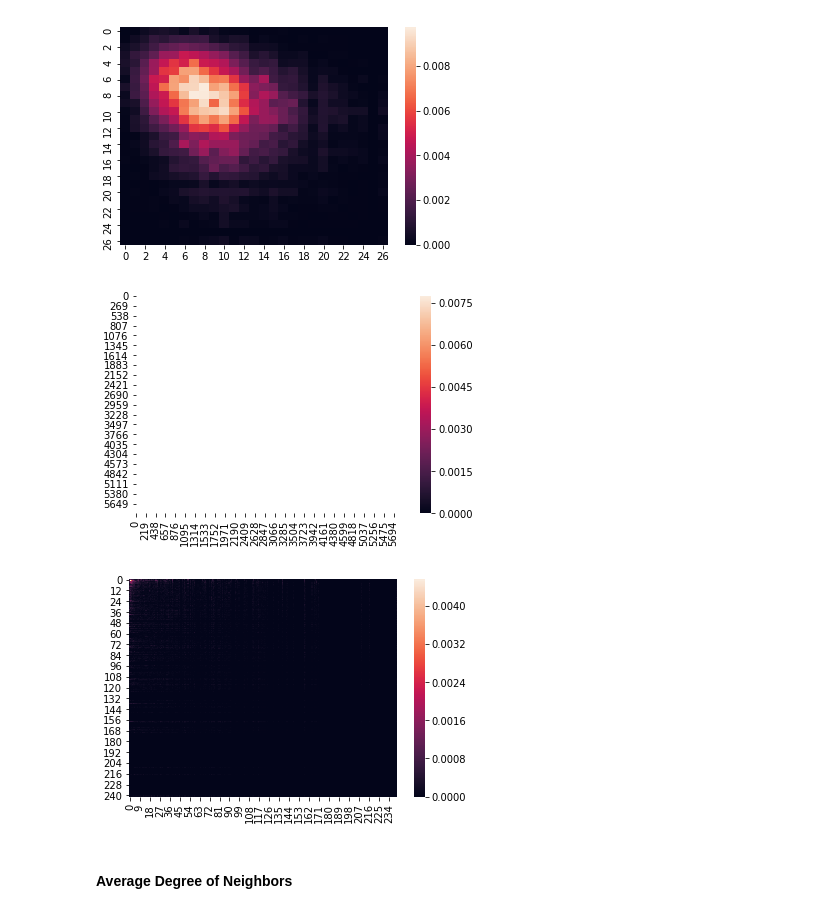
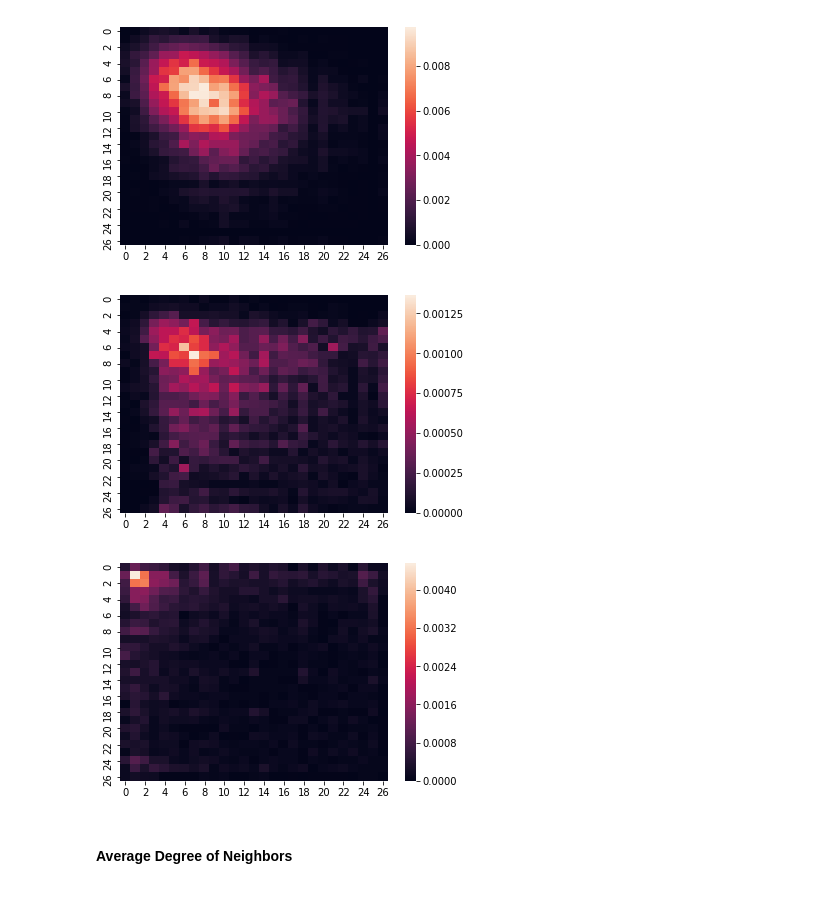
Before and after one commit to rtyh12/cna06, a Jupyter notebook: Problem 6-3.ipynb, the cells around one changed output. Saved outputs shown, nothing was run; the diff lists cells and outputs as text; code cells hidden in the pictures.

Commit message:
Improved heatmaps

```diff
--- a/Problem 6-3.ipynb
+++ b/Problem 6-3.ipynb
@@ -72,15 +72,15 @@ plt.show()
 # %% [output]
 [figure]
 # %%
-ax = sns.heatmap(E[1])
+ax = sns.heatmap(E[1][:27,:27])
 plt.show()
 # %% [output]
-[figure, old version]
+[figure, new version]
 # %%
-ax = sns.heatmap(E[2])
+ax = sns.heatmap(E[2][:27, :27])
 plt.show()
 # %% [output]
-[figure, old version]
+[figure, new version]
 # %% [markdown]
 #### Average Degree of Neighbors
 # %%
```
